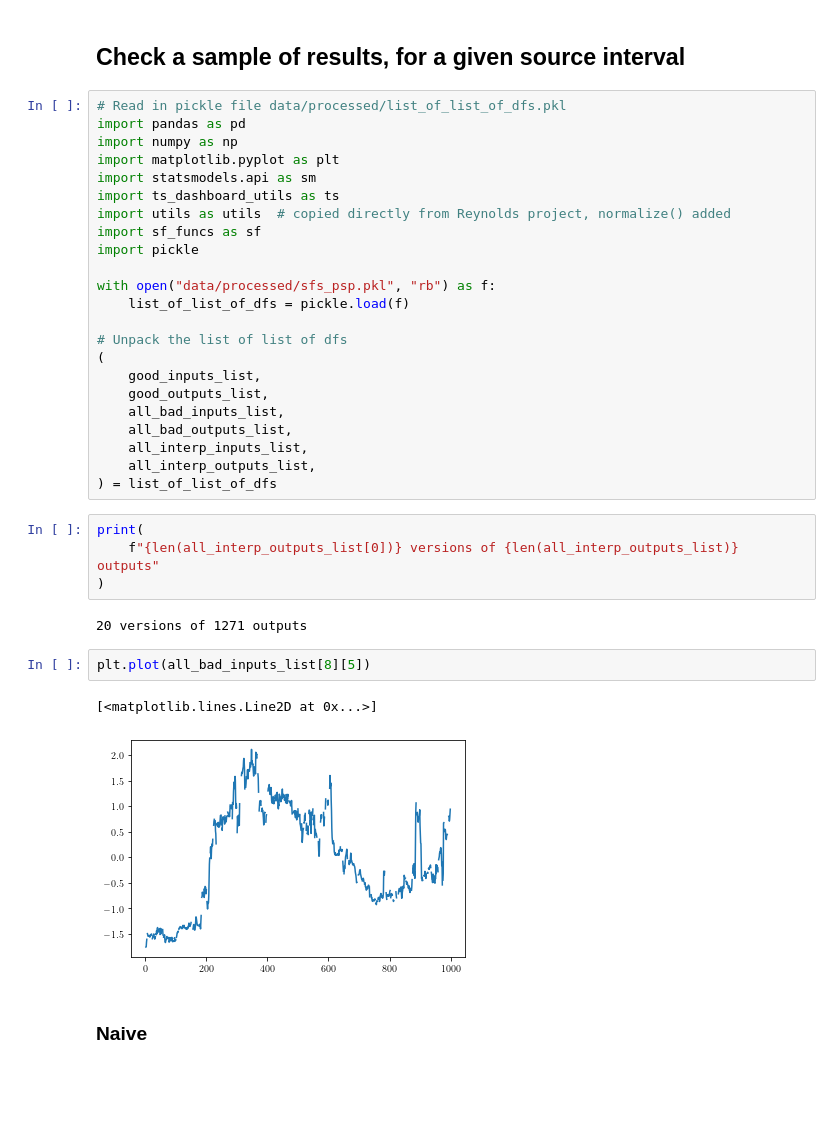
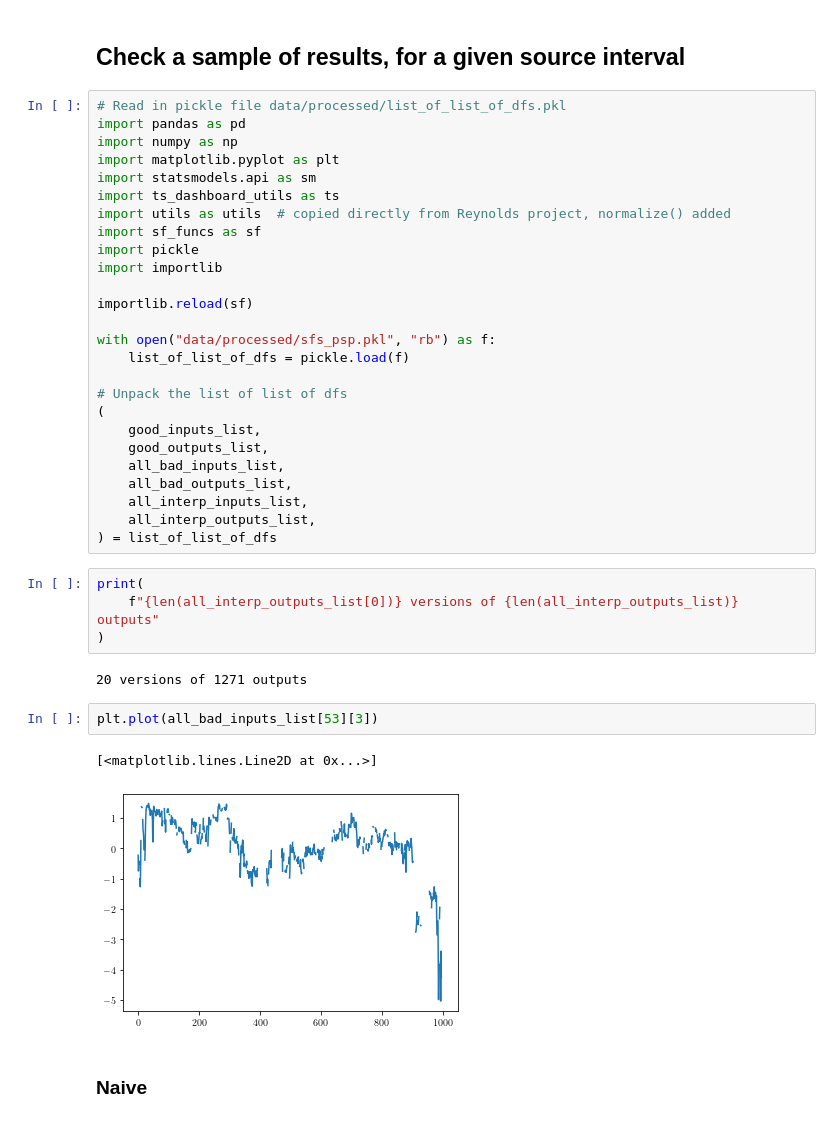
Before and after one commit to daniel-wrench/time_series_analysis, a Jupyter notebook: sf_funcs_demo.ipynb, the cells around one changed output. Saved outputs shown, nothing was run; the diff lists cells and outputs as text; blank space fills up the shorter version.

```diff
--- a/sf_funcs_demo.ipynb
+++ b/sf_funcs_demo.ipynb
@@ -417,6 +417,9 @@ import ts_dashboard_utils as ts
 import utils as utils  # copied directly from Reynolds project, normalize() added
 import sf_funcs as sf
 import pickle
+import importlib
+
+importlib.reload(sf)
 
 with open("data/processed/sfs_psp.pkl", "rb") as f:
     list_of_list_of_dfs = pickle.load(f)
@@ -437,10 +440,10 @@ print(
 # %% [output]
 20 versions of 1271 outputs
 # %%
-plt.plot(all_bad_inputs_list[8][5])
+plt.plot(all_bad_inputs_list[53][3])
 # %% [output]
 [<matplotlib.lines.Line2D at 0x...>]
-[figure, old version]
+[figure, new version]
 # %% [markdown]
 ### Naive
 # %%
```
Also changed, not shown: parts of 26 cells of this notebook, 2 other files.
